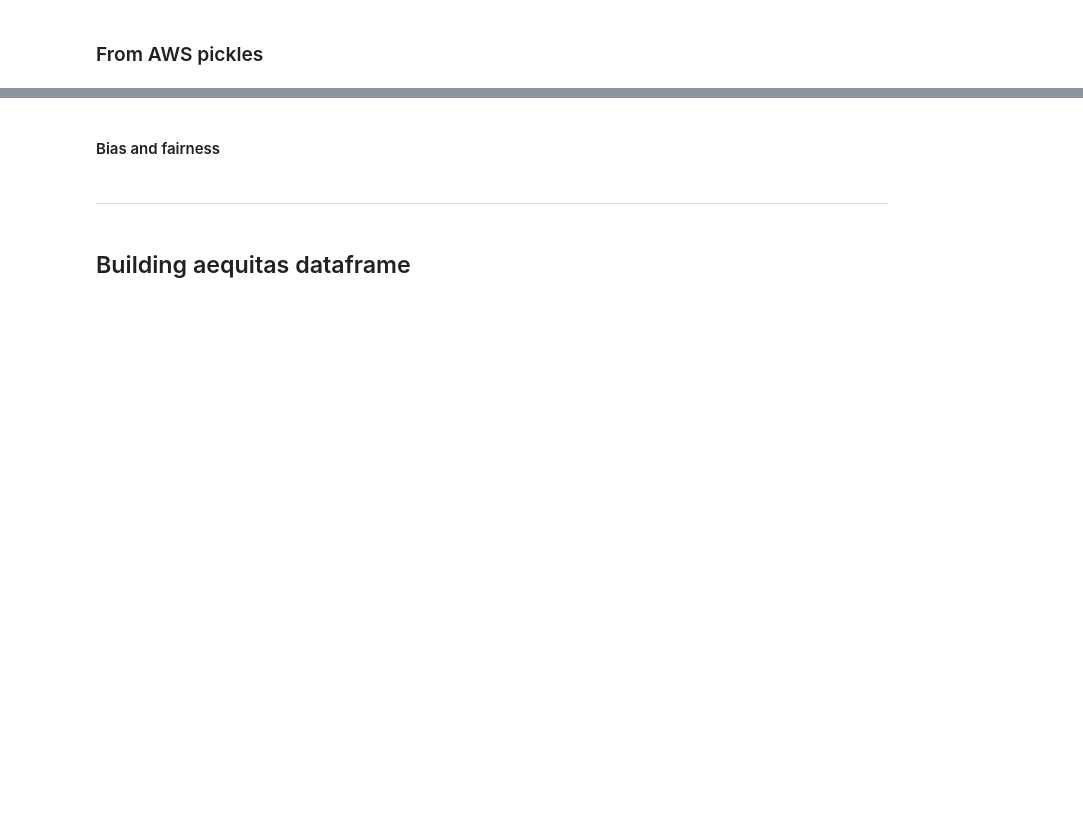
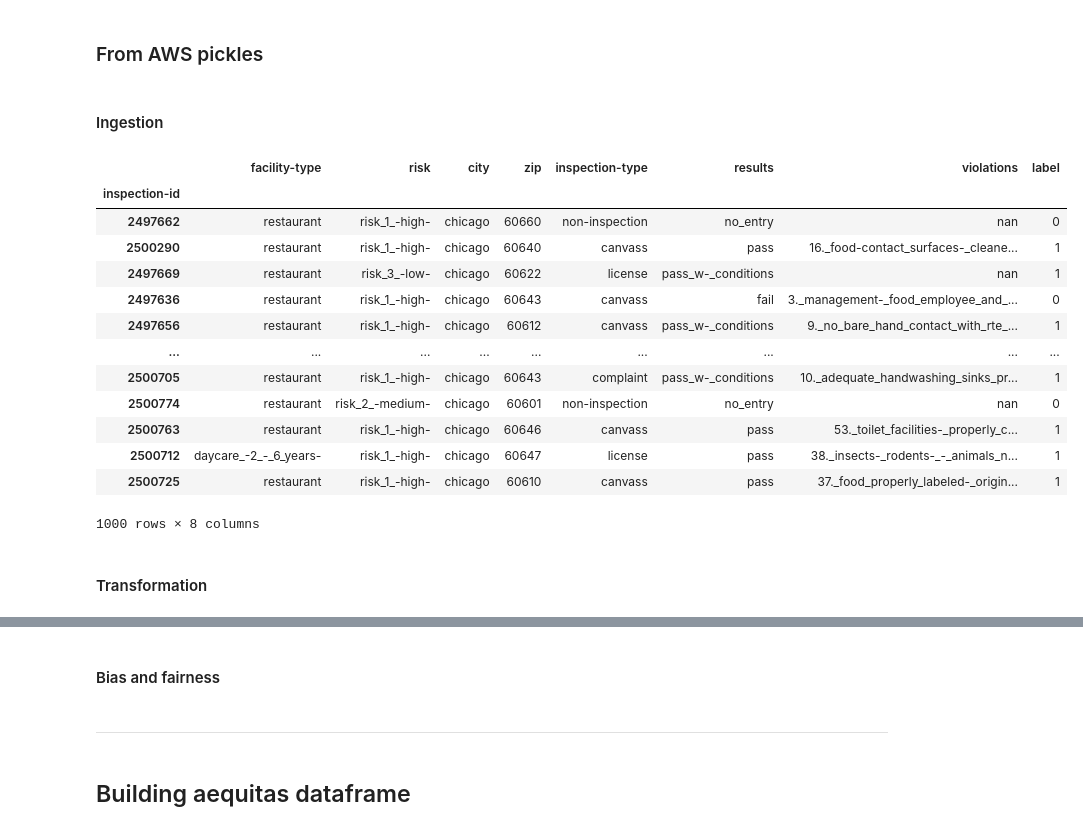
Before and after one commit to santibatte/dpa_2021, a Jupyter notebook: _robdir/rob_sandbox.ipynb, the cells around one changed output, grey strips where cells are left out. Drawn from its saved outputs; the diff is of its cells as text; code cells hidden in the pictures; blank space fills up the shorter version.

Commit message:
adding code to review results stores in AWS

```diff
--- a/_robdir/rob_sandbox.ipynb
+++ b/_robdir/rob_sandbox.ipynb
@@ -706,0 +597,34 @@ s3 = session.client('s3')
+# %% [markdown]
+#### Ingestion
+# %%
+bucket = "data-product-architecture-equipo-9"
+key ="ingestion/"
+# %%
+objects = s3.list_objects_v2(Bucket=bucket, Prefix=key)['Contents']
+obj_path = [file["Key"] for file in objects][1]
+
+response = s3.get_object(
+    Bucket=bucket,
+    Key=obj_path
+)
+# %%
+ing_results = pickle.loads(response["Body"].read())
+# %%
+ing_results
+# %% [output]
+|  | facility-type | risk | city | zip | inspection-type | results | violations | label |
+| inspection-id |  |  |  |  |  |  |  |  |
+| 2497662 | restaurant | risk_1_-high- | chicago | 60660 | non-inspection | no_entry | nan | 0 |
+| 2500290 | restaurant | risk_1_-high- | chicago | 60640 | canvass | pass | 16._food-contact_surfaces-_cleane... | 1 |
+| 2497669 | restaurant | risk_3_-low- | chicago | 60622 | license | pass_w-_conditions | nan | 1 |
+| 2497636 | restaurant | risk_1_-high- | chicago | 60643 | canvass | fail | 3._management-_food_employee_and_... | 0 |
+| 2497656 | restaurant | risk_1_-high- | chicago | 60612 | canvass | pass_w-_conditions | 9._no_bare_hand_contact_with_rte_... | 1 |
+| ... | ... | ... | ... | ... | ... | ... | ... | ... |
+| 2500705 | restaurant | risk_1_-high- | chicago | 60643 | complaint | pass_w-_conditions | 10._adequate_handwashing_sinks_pr... | 1 |
+| 2500774 | restaurant | risk_2_-medium- | chicago | 60601 | non-inspection | no_entry | nan | 0 |
+| 2500763 | restaurant | risk_1_-high- | chicago | 60646 | canvass | pass | 53._toilet_facilities-_properly_c... | 1 |
+| 2500712 | daycare_-2_-_6_years- | risk_1_-high- | chicago | 60647 | license | pass | 38._insects-_rodents-_-_animals_n... | 1 |
+| 2500725 | restaurant | risk_1_-high- | chicago | 60610 | canvass | pass | 37._food_properly_labeled-_origin... | 1 |
+1000 rows × 8 columns
+# %% [markdown]
+#### Transformation
```
Also changed, not shown: parts of 36 cells of this notebook.
